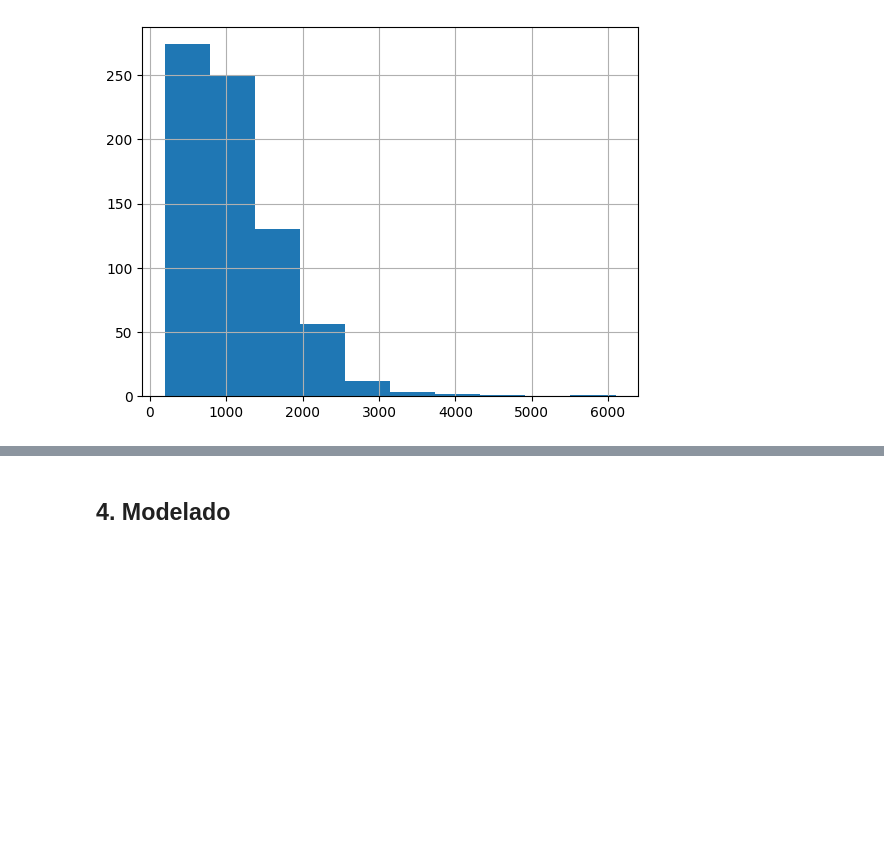
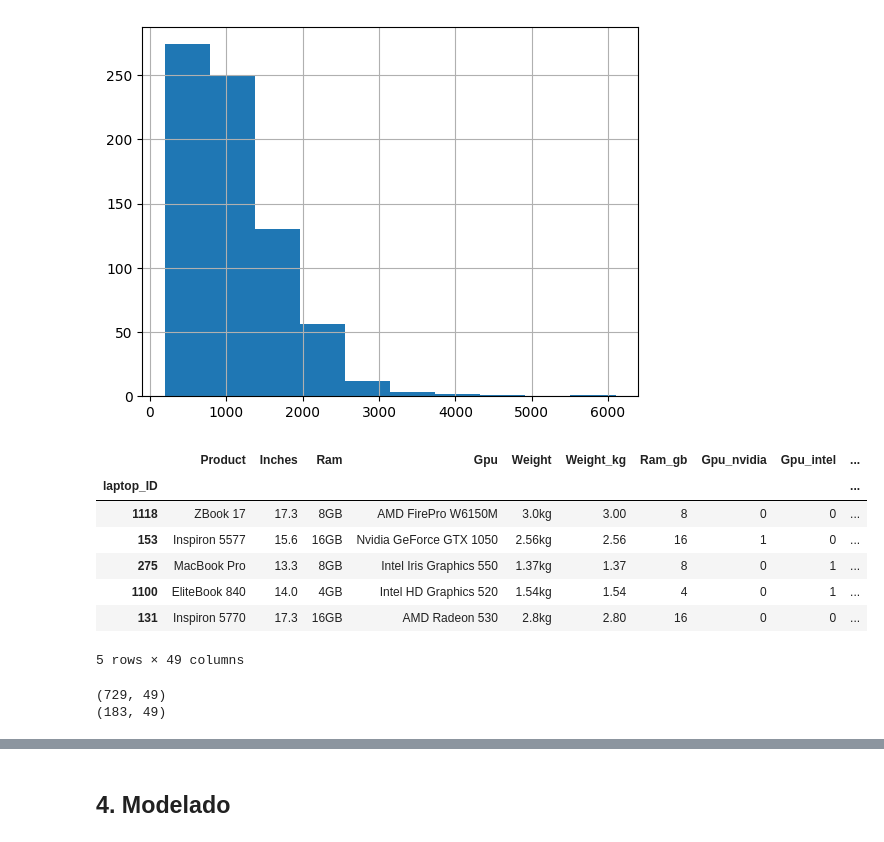
Before and after one commit to juanfcia/ds-bootcamp-juanfcia, a Jupyter notebook: Team_Challenges/TC_04_Sprint_12_Kaggle/Kaggle_submission.ipynb, the cells around one changed output, grey strips where cells are left out. Saved outputs shown, nothing was run; the diff lists cells and outputs as text; code cells hidden in the pictures; blank space fills up the shorter version.

```diff
--- a/Team_Challenges/TC_04_Sprint_12_Kaggle/Kaggle_submission.ipynb
+++ b/Team_Challenges/TC_04_Sprint_12_Kaggle/Kaggle_submission.ipynb
@@ -196,3 +202,6 @@ y_train.hist()
 [figure]
 # %%
 features_num = ["Inches", "Weight_kg", "Ram_gb"]
+# %%
+X_train["Gpu_nvidia"] = X_train["Gpu"].str.contains("Nvidia", case=False).astype(int)
+X_train["Gpu_intel"] = X_train["Gpu"].str.contains("Intel", case=False).astype(int)
@@ -198,0 +243,51 @@ features_num = ["Inches", "Weight_kg", "Ram_gb"]
+# %%
+# Extraemos SSD (buscamos el número que está antes de 'SSD')
+
+ssd_ext = X_train["Memory"].str.extract(r'(\d+)(?:GB|TB)?\s*SSD')
+X_train["SSD_gb"] = ssd_ext[0].fillna(0).astype(float)
+
+# Convertimos TB a GB en la columna SSD (si alguien tiene 1TB SSD -> 1024GB)
+
+mask_ssd_tb = X_train["Memory"].str.contains(r'\d+TB\s*SSD', case=False, na=False)
+X_train.loc[mask_ssd_tb, "SSD_gb"] *= 1024
+
+# Creamos Has_SSD (1 si es mayor a 0, si no 0)
+X_train["Has_SSD"] = (X_train["SSD_gb"] > 0).astype(int)
+
+# Extraemos Memoria Total (sumando todos los números detectados como GB/TB)
+
+total_ext = X_train["Memory"].str.extract(r'(\d+)(?:GB|TB)')
+X_train["Memory_total_gb"] = total_ext[0].fillna(0).astype(float)
+
+# Ajustamos si el total estaba en TB
+mask_total_tb = X_train["Memory"].str.contains(r'\d+TB', case=False, na=False)
+X_train.loc[mask_total_tb, "Memory_total_gb"] *= 1024
+
+# Eliminamos la columna original
+X_train = X_train.drop("Memory", axis=1)
+# %%
+# One-hot encoding de las categoricas restantes
+
+features_cat = ["Company", "TypeName", "OpSys"]
+X_train_enc = pd.get_dummies(X_train, columns=features_cat, drop_first=True)
+X_test_enc = pd.get_dummies(X_test, columns=features_cat, drop_first=True)
+# %%
+# Alinear columnas: el test puede no tener todas las categorias del train
+
+X_test_enc = X_test_enc.reindex(columns=X_train_enc.columns, fill_value=0)
+X_train_enc.head()
+# %% [output]
+|  | Product | Inches | Ram | Gpu | Weight | Weight_kg | Ram_gb | Gpu_nvidia | Gpu_intel | ... |
+| laptop_ID |  |  |  |  |  |  |  |  |  | ... |
+| 1118 | ZBook 17 | 17.3 | 8GB | AMD FirePro W6150M | 3.0kg | 3.00 | 8 | 0 | 0 | ... |
+| 153 | Inspiron 5577 | 15.6 | 16GB | Nvidia GeForce GTX 1050 | 2.56kg | 2.56 | 16 | 1 | 0 | ... |
+| 275 | MacBook Pro | 13.3 | 8GB | Intel Iris Graphics 550 | 1.37kg | 1.37 | 8 | 0 | 1 | ... |
+| 1100 | EliteBook 840 | 14.0 | 4GB | Intel HD Graphics 520 | 1.54kg | 1.54 | 4 | 0 | 1 | ... |
+| 131 | Inspiron 5770 | 17.3 | 16GB | AMD Radeon 530 | 2.8kg | 2.80 | 16 | 0 | 0 | ... |
+5 rows × 49 columns
+# %%
+print(X_train_enc.shape)
+print(X_test_enc.shape)
+# %% [output]
+(729, 49)
+(183, 49)
```
Also changed, not shown: parts of 14 cells of this notebook.
